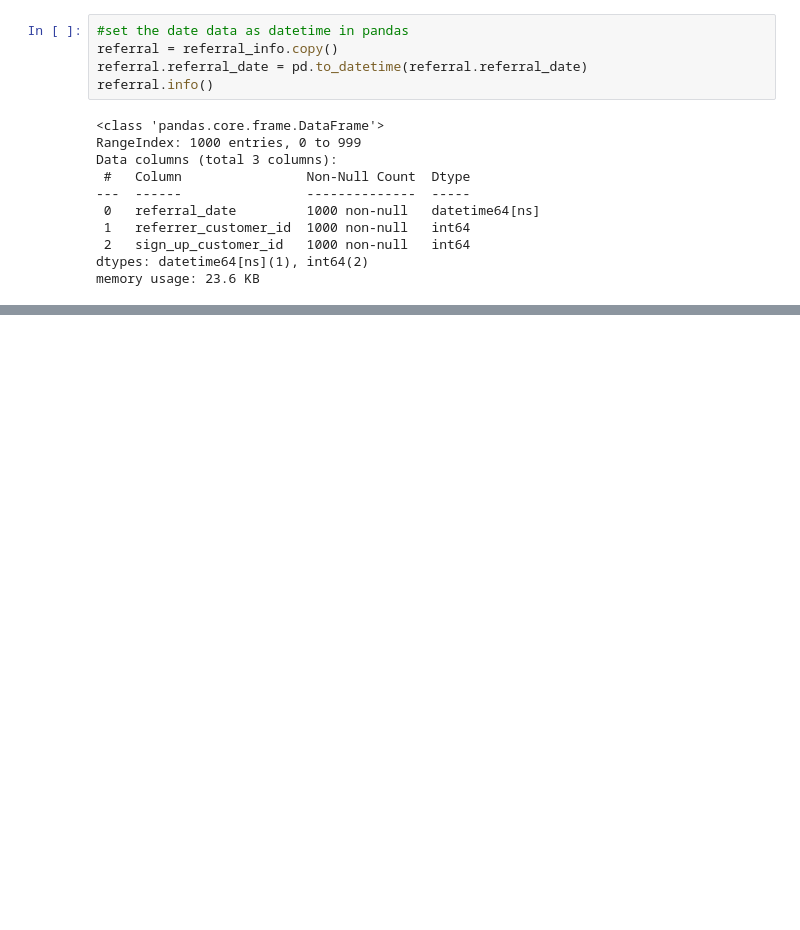
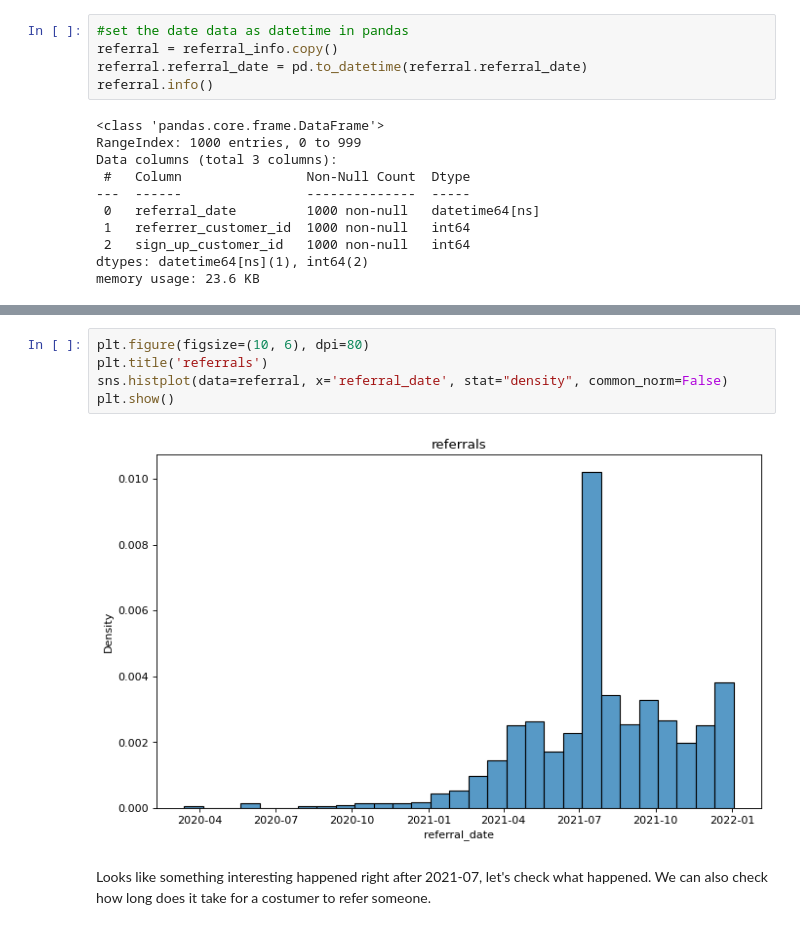
Before and after one commit to stephanyvargas/MemberReferrals, a Jupyter notebook: MemberReferrals.ipynb, the cells around one changed output, grey strips where cells are left out. Saved outputs shown, nothing was run; the diff lists cells and outputs as text; blank space fills up the shorter version.

```diff
--- a/MemberReferrals.ipynb
+++ b/MemberReferrals.ipynb
@@ -116,0 +126,10 @@ sns.histplot(customer.sign_up_date, kde=True)
+# %%
+plt.figure(figsize=(10, 6), dpi=80)
+plt.title('referrals')
+sns.histplot(data=referral, x='referral_date', stat="density", common_norm=False)
+plt.show()
+# %% [output]
+[figure, added]
+# %% [markdown]
+Looks like something interesting happened right after 2021-07, let's check what happened.
+We can also check how long does it take for a costumer to refer someone.
```
Also changed, not shown: parts of 2 cells of this notebook.
